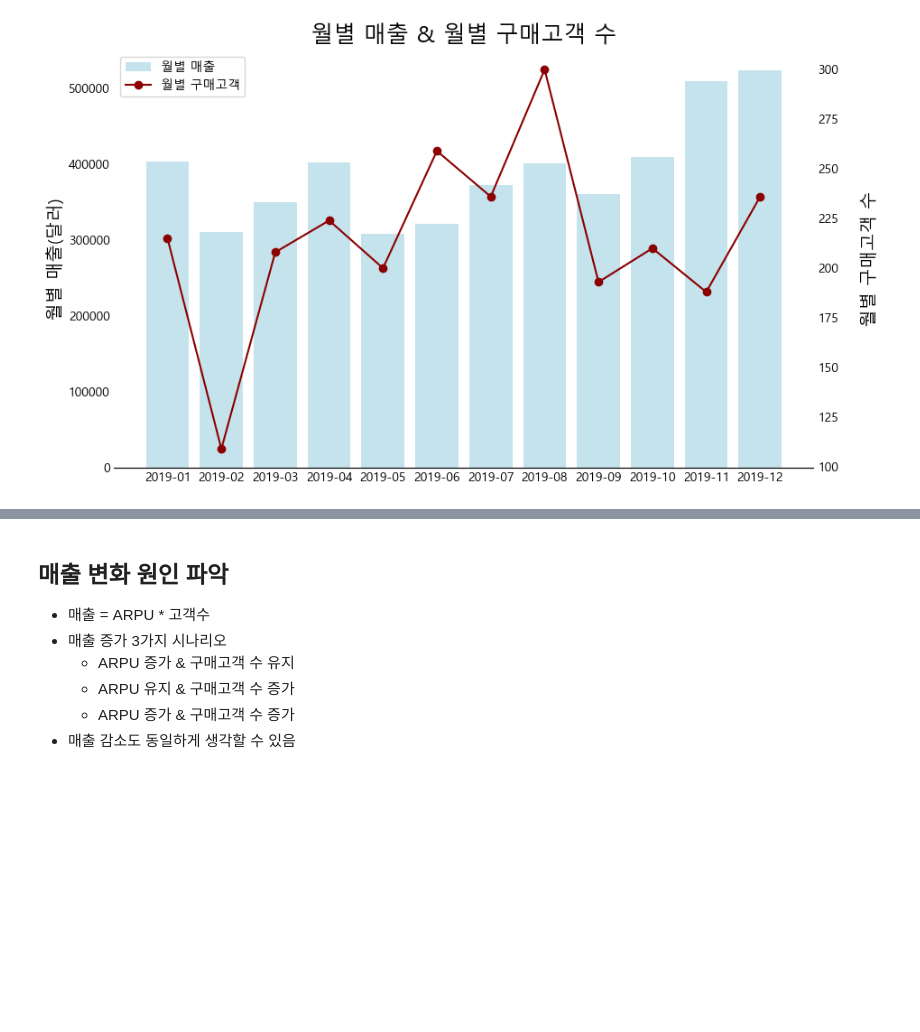
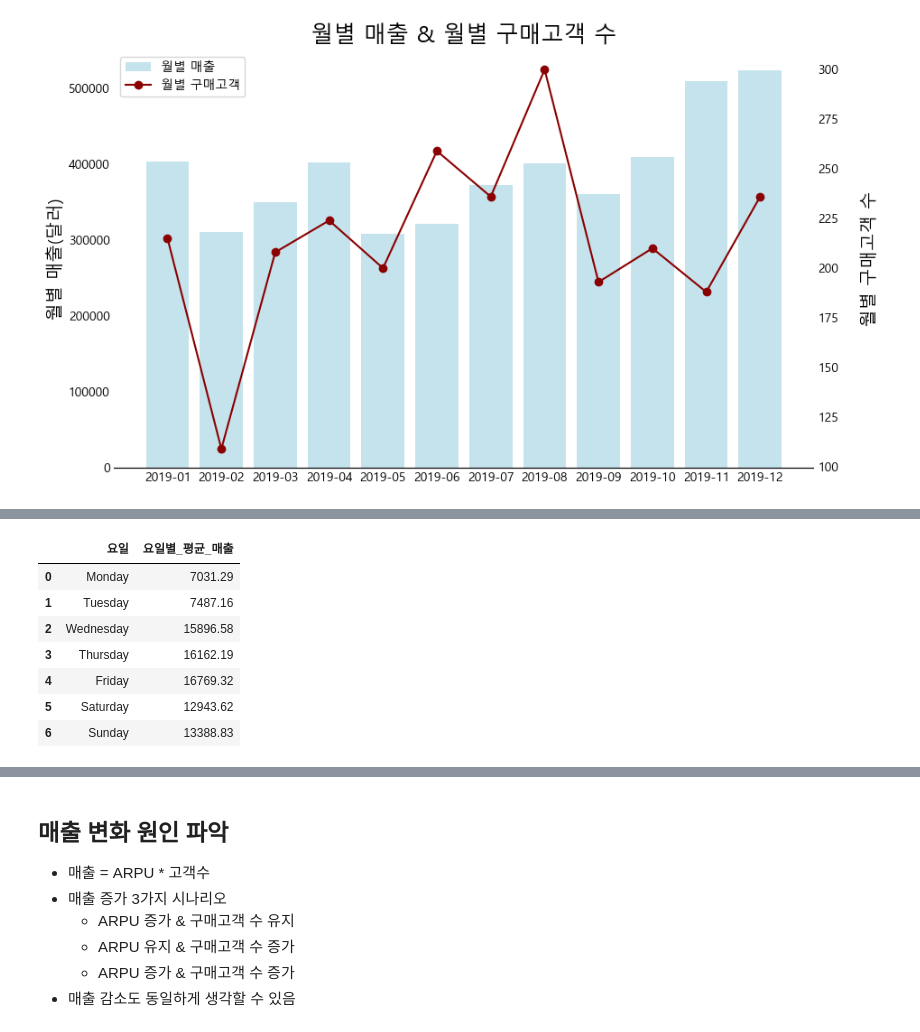
Before and after one commit to buzziru/ML_COMMERCE, a Jupyter notebook: eda/01_First Look_매출분석.ipynb, the cells around one changed output, grey strips where cells are left out. Cells and saved outputs as stored; diff of their text form; code cells hidden in the pictures; blank space fills up the shorter version.

```diff
--- a/eda/01_First Look_매출분석.ipynb
+++ b/eda/01_First Look_매출분석.ipynb
@@ -278,0 +304,30 @@ plt.show()
+# %%
+sql = '''
+SELECT
+    DAYNAME(TransactionDate) AS 요일,
+    ROUND(SUM(매출) / COUNT(DISTINCT TransactionDate), 2) AS 요일별_평균_매출
+FROM (
+    SELECT
+        CustomerID,
+        TransactionDate,
+        SUM(Quantity * AverageAmount) AS 매출
+    FROM
+        sales
+    GROUP BY
+        CustomerID, TransactionDate
+) AS 매출_합계
+GROUP BY 요일
+ORDER BY WEEKDAY(TransactionDate);
+;
+'''
+week_sale = show_sql_result(sql)
+week_sale
+# %% [output]
+|  | 요일 | 요일별_평균_매출 |
+| 0 | Monday | 7031.29 |
+| 1 | Tuesday | 7487.16 |
+| 2 | Wednesday | 15896.58 |
+| 3 | Thursday | 16162.19 |
+| 4 | Friday | 16769.32 |
+| 5 | Saturday | 12943.62 |
+| 6 | Sunday | 13388.83 |
```
Also changed, not shown: parts of 4 cells of this notebook.
